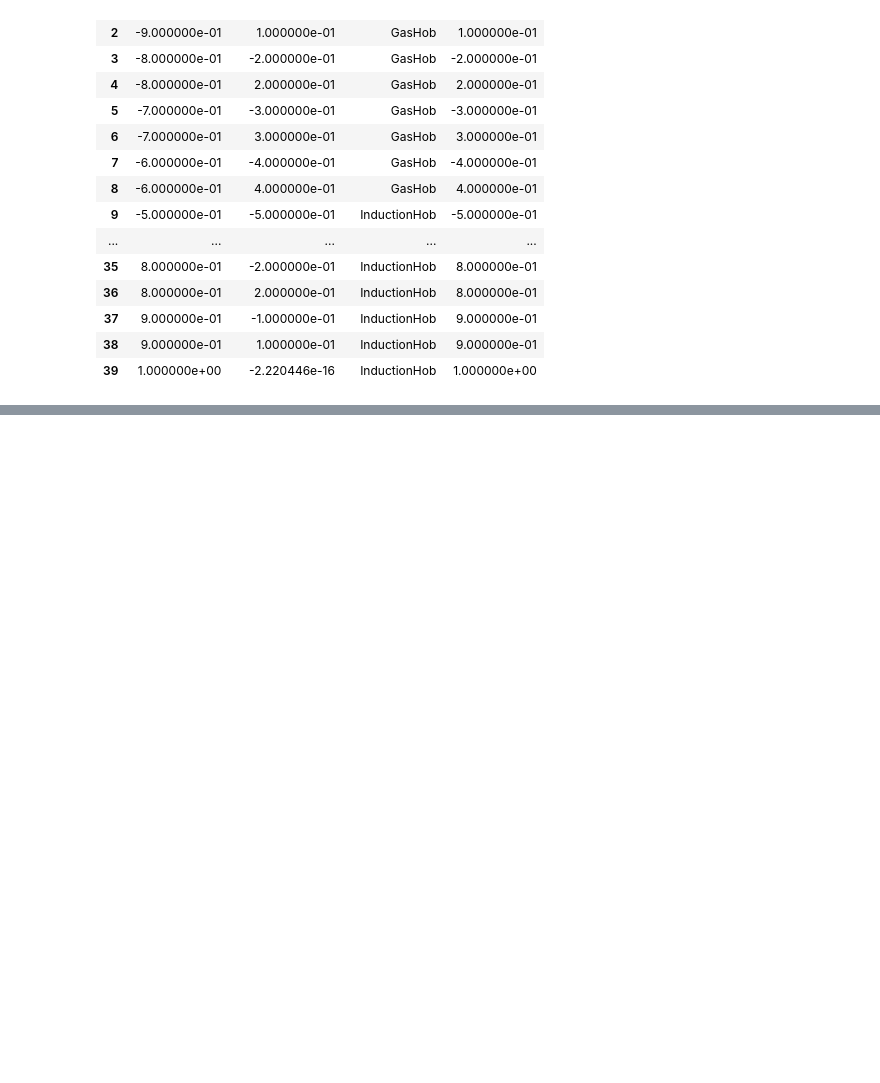
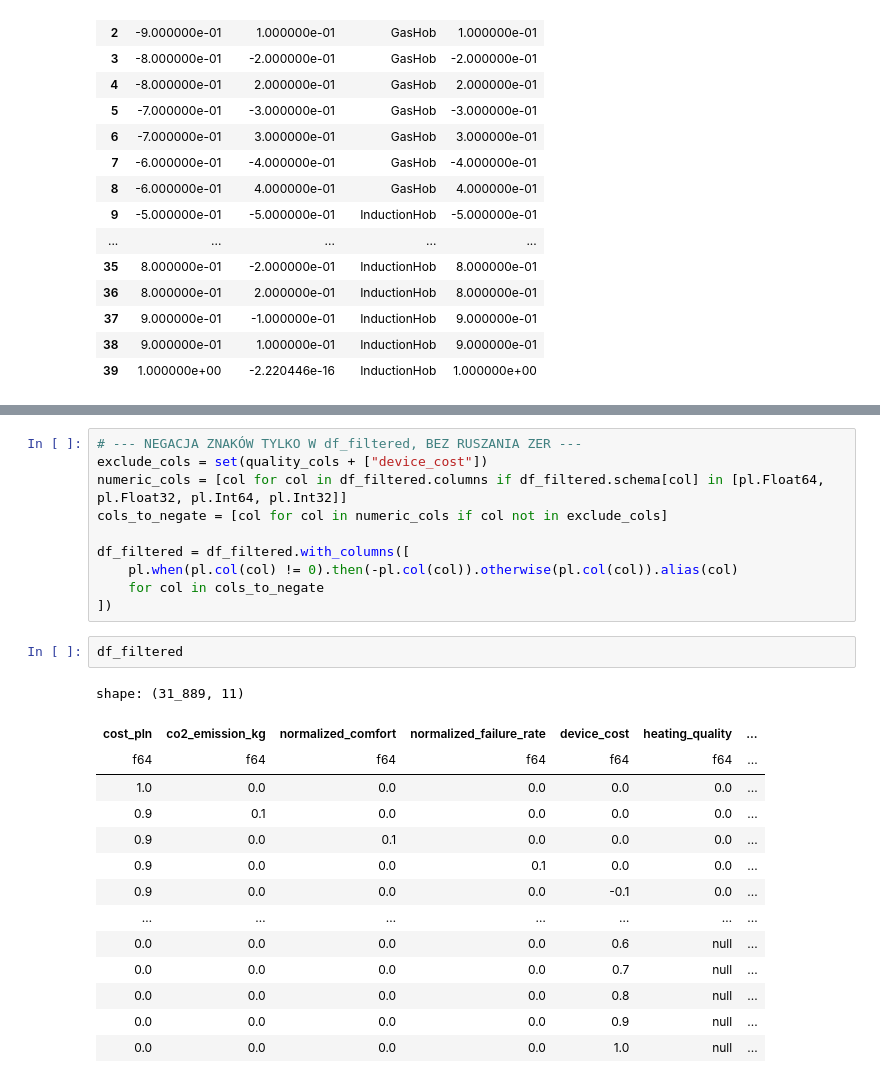
Before and after one commit to JSlusarek/Projekt-Dyplomowy-ISSI-Jan-lusarek-Kacper-Gruca, a Jupyter notebook: working_dir/code/simulator_prototype_JS.ipynb, the cells around one changed output, grey strips where cells are left out. Drawn from its saved outputs; the diff is of its cells as text; blank space fills up the shorter version.

```diff
--- a/working_dir/code/simulator_prototype_JS.ipynb
+++ b/working_dir/code/simulator_prototype_JS.ipynb
@@ -529,0 +579,27 @@ shape: (40, 4)
+# %%
+# --- NEGACJA ZNAKÓW TYLKO W df_filtered, BEZ RUSZANIA ZER ---
+exclude_cols = set(quality_cols + ["device_cost"])
+numeric_cols = [col for col in df_filtered.columns if df_filtered.schema[col] in [pl.Float64, pl.Float32, pl.Int64, pl.Int32]]
+cols_to_negate = [col for col in numeric_cols if col not in exclude_cols]
+
+df_filtered = df_filtered.with_columns([
+    pl.when(pl.col(col) != 0).then(-pl.col(col)).otherwise(pl.col(col)).alias(col)
+    for col in cols_to_negate
+])
+# %%
+df_filtered
+# %% [output]
+shape: (31_889, 11)
+| cost_pln | co2_emission_kg | normalized_comfort | normalized_failure_rate | device_cost | heating_quality | ... |
+| f64 | f64 | f64 | f64 | f64 | f64 | ... |
+| 1.0 | 0.0 | 0.0 | 0.0 | 0.0 | 0.0 | ... |
+| 0.9 | 0.1 | 0.0 | 0.0 | 0.0 | 0.0 | ... |
+| 0.9 | 0.0 | 0.1 | 0.0 | 0.0 | 0.0 | ... |
+| 0.9 | 0.0 | 0.0 | 0.1 | 0.0 | 0.0 | ... |
+| 0.9 | 0.0 | 0.0 | 0.0 | -0.1 | 0.0 | ... |
+| … | … | … | … | … | … | ... |
+| 0.0 | 0.0 | 0.0 | 0.0 | 0.6 | null | ... |
+| 0.0 | 0.0 | 0.0 | 0.0 | 0.7 | null | ... |
+| 0.0 | 0.0 | 0.0 | 0.0 | 0.8 | null | ... |
+| 0.0 | 0.0 | 0.0 | 0.0 | 0.9 | null | ... |
+| 0.0 | 0.0 | 0.0 | 0.0 | 1.0 | null | ... |
```
Also changed, not shown: parts of 22 cells of this notebook, 7 other files.
